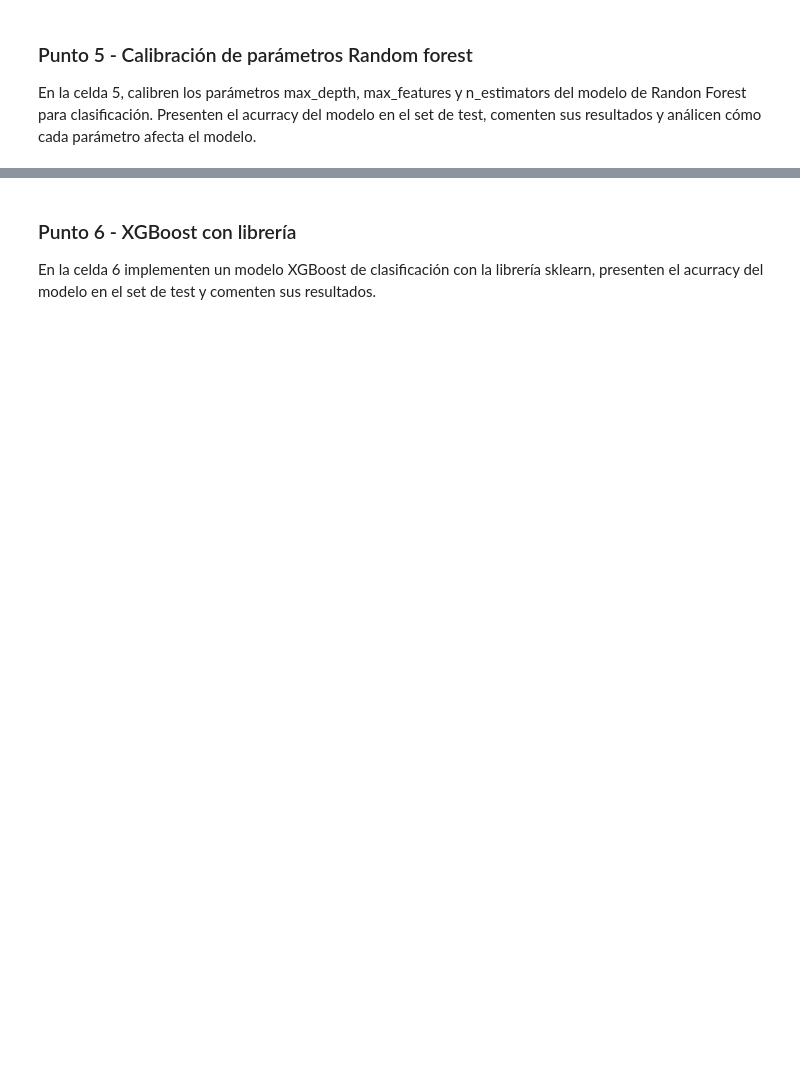
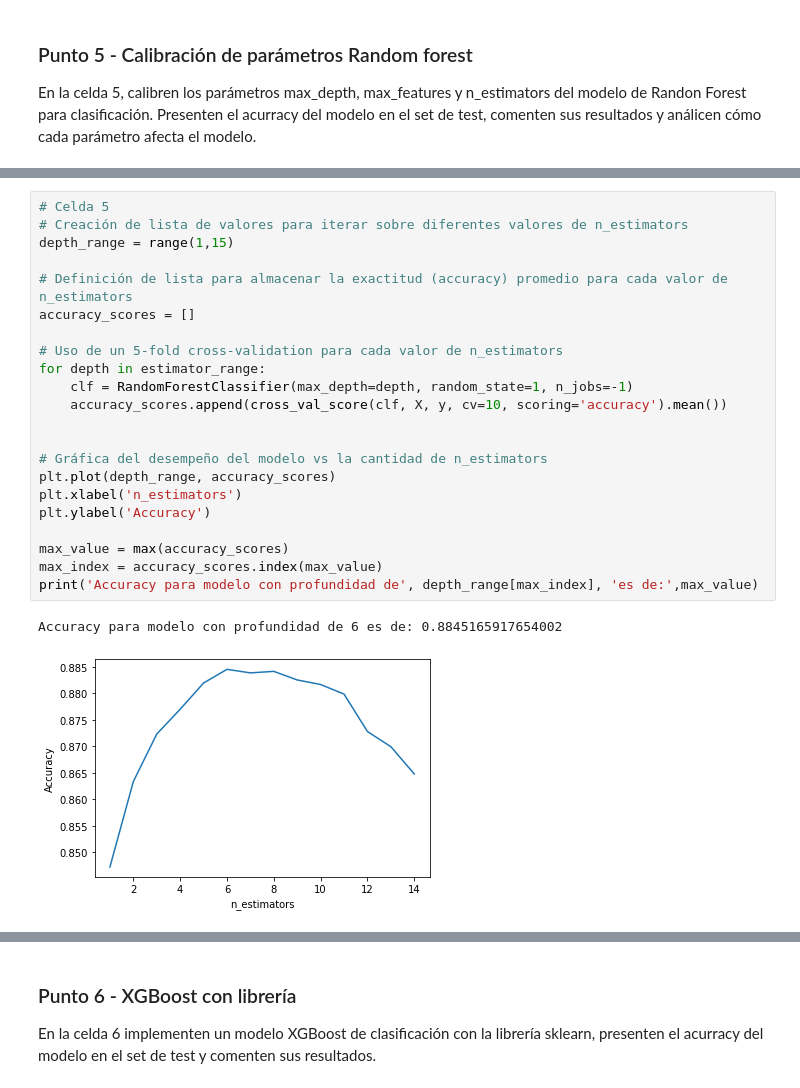
Before and after one commit to albahnsen/MIAD_ML_and_NLP, a Jupyter notebook: Semana 2/S2TC1_RandomForests_Boosting.ipynb, the cells around one changed output, grey strips where cells are left out. Drawn from its saved outputs; the diff is of its cells as text; blank space fills up the shorter version.

```diff
--- a/Semana 2/S2TC1_RandomForests_Boosting.ipynb
+++ b/Semana 2/S2TC1_RandomForests_Boosting.ipynb
@@ -67,0 +385,25 @@ En la celda 5, calibren los parámetros max_depth, max_features y n_estimators d
+# %%
+# Celda 5
+# Creación de lista de valores para iterar sobre diferentes valores de n_estimators
+depth_range = range(1,15)
+
+# Definición de lista para almacenar la exactitud (accuracy) promedio para cada valor de n_estimators
+accuracy_scores = []
+
+# Uso de un 5-fold cross-validation para cada valor de n_estimators
+for depth in estimator_range:
+    clf = RandomForestClassifier(max_depth=depth, random_state=1, n_jobs=-1)
+    accuracy_scores.append(cross_val_score(clf, X, y, cv=10, scoring='accuracy').mean())
+
+
+# Gráfica del desempeño del modelo vs la cantidad de n_estimators
+plt.plot(depth_range, accuracy_scores)
+plt.xlabel('n_estimators')
+plt.ylabel('Accuracy')
+
+max_value = max(accuracy_scores)
+max_index = accuracy_scores.index(max_value)
+print('Accuracy para modelo con profundidad de', depth_range[max_index], 'es de:',max_value)
+# %% [output]
+Accuracy para modelo con profundidad de 6 es de: 0.8845165917654002
+[figure, added]
```
Also changed, not shown: parts of 36 cells of this notebook, 4 other files.
